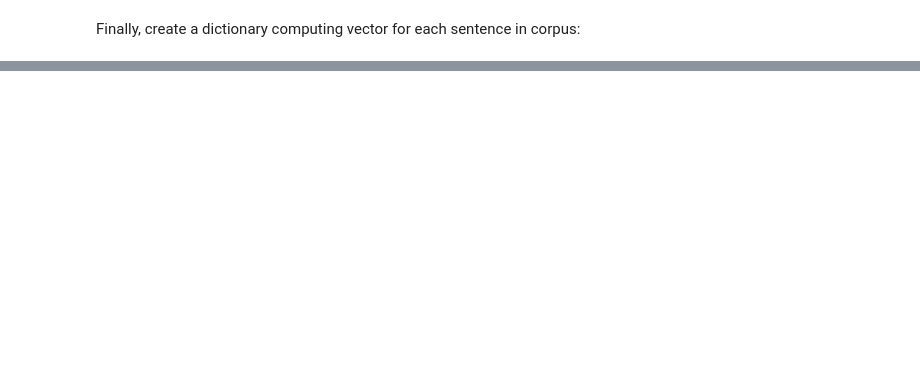
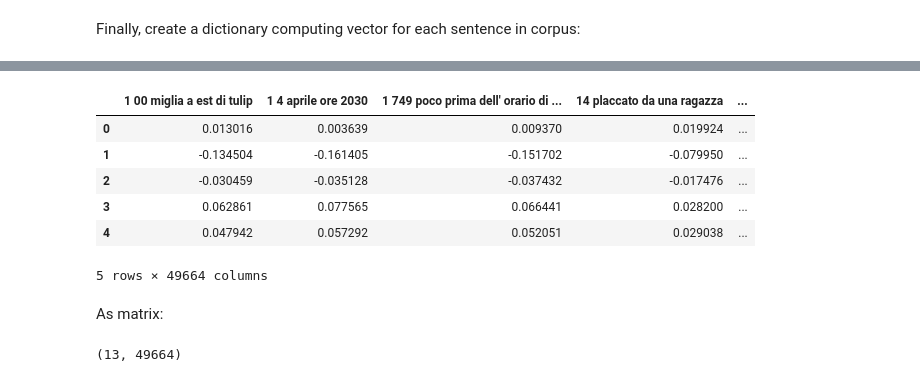
Before and after one commit to mic-he/sEmbeddings, a Jupyter notebook: computing_sentence_embeddings.ipynb, the cells around one changed output, grey strips where cells are left out. Cells and saved outputs as stored; diff of their text form; code cells hidden in the pictures; blank space fills up the shorter version.

```diff
--- a/computing_sentence_embeddings.ipynb
+++ b/computing_sentence_embeddings.ipynb
@@ -238,0 +255,12 @@ To do: steps 4-7 of the algorithm above.
+# %%
+sent_vec_df = sent_vec_df.drop(columns = ['','1 0'])
+# %%
+sent_vec_df.head()
+# %% [output]
+|  | 1 00 miglia a est di tulip | 1 4 aprile ore 2030 | 1 749 poco prima dell' orario di ... | 14 placcato da una ragazza | ... |
+| 0 | 0.013016 | 0.003639 | 0.009370 | 0.019924 | ... |
+| 1 | -0.134504 | -0.161405 | -0.151702 | -0.079950 | ... |
+| 2 | -0.030459 | -0.035128 | -0.037432 | -0.017476 | ... |
+| 3 | 0.062861 | 0.077565 | 0.066441 | 0.028200 | ... |
+| 4 | 0.047942 | 0.057292 | 0.052051 | 0.029038 | ... |
+5 rows × 49664 columns
@@ -238,0 +269,2 @@ To do: steps 4-7 of the algorithm above.
+# %% [markdown]
+As matrix:
@@ -238,0 +273,4 @@ To do: steps 4-7 of the algorithm above.
+# %%
+sent_vec_matrix.shape
+# %% [output]
+(13, 49664)
```
Also changed, not shown: parts of 31 cells of this notebook.
